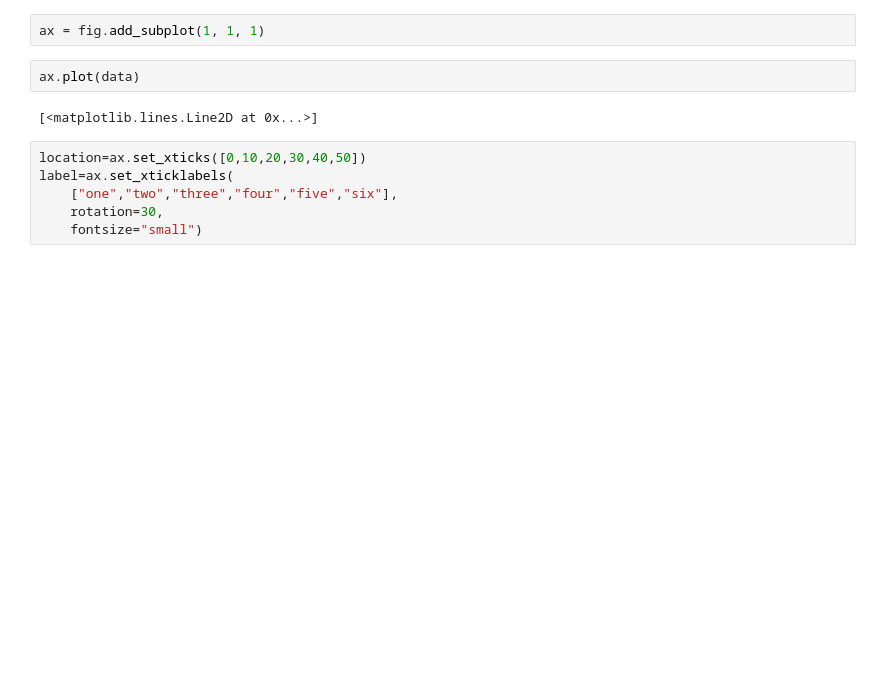
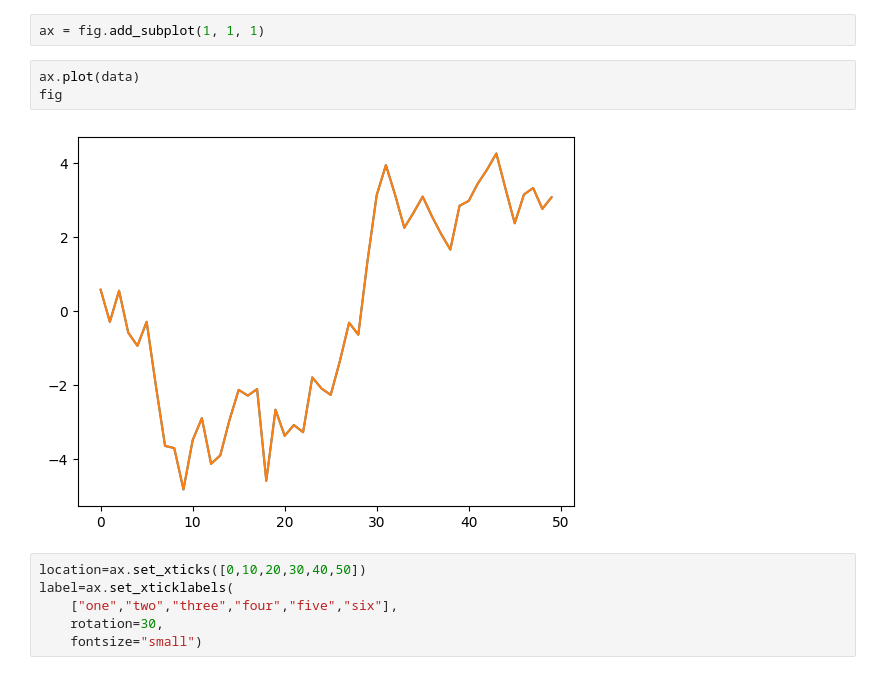
Before and after one commit to Xiaoxiao-teacher/Data-Visualization-with-Python, a Jupyter notebook: 02-Matplotlib Tutorial for Beginners.ipynb, the cells around one changed output. Saved outputs shown, nothing was run; the diff lists cells and outputs as text; blank space fills up the shorter version.

```diff
--- a/02-Matplotlib Tutorial for Beginners.ipynb
+++ b/02-Matplotlib Tutorial for Beginners.ipynb
@@ -95,8 +68,9 @@ fig=plt.figure()
 ax = fig.add_subplot(1, 1, 1)
 # %%
 ax.plot(data)
+fig
 # %% [output]
-[<matplotlib.lines.Line2D at 0x...>]
+[figure, added]
 # %%
 location=ax.set_xticks([0,10,20,30,40,50])
 label=ax.set_xticklabels(
```
Also changed, not shown: parts of 50 cells of this notebook.
